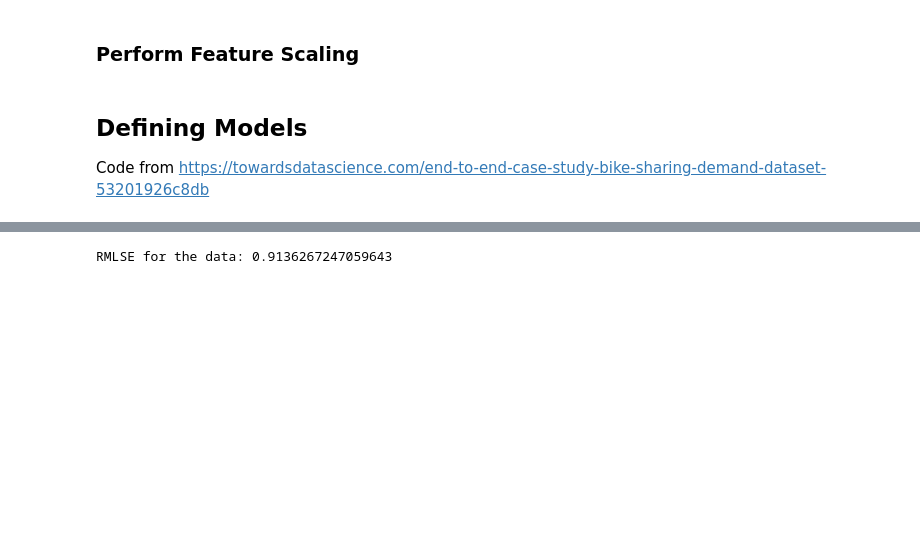
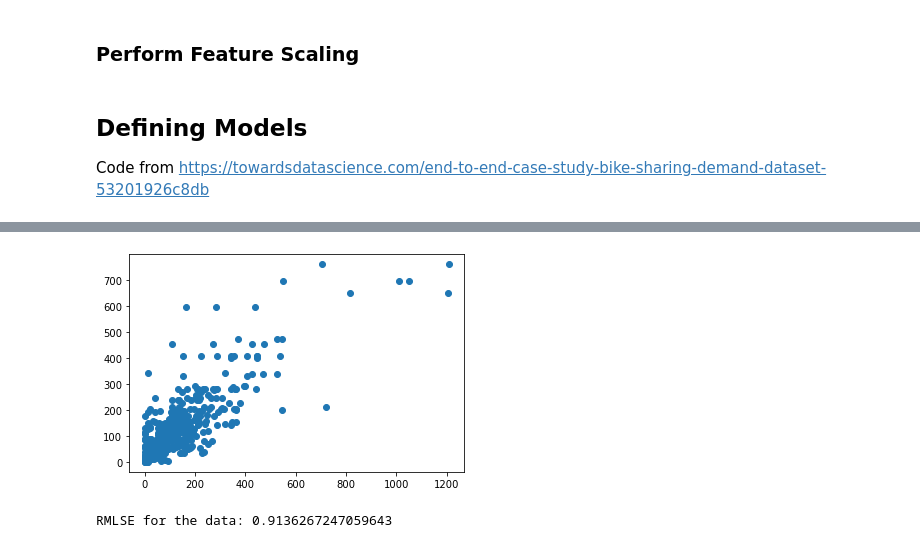
Before and after one commit to katelyn98/HealthyRide-Mapping, a Jupyter notebook: Models/RandomForestModel.ipynb, the cells around one changed output, grey strips where cells are left out. Saved outputs shown, nothing was run; the diff lists cells and outputs as text; code cells hidden in the pictures; blank space fills up the shorter version.

```diff
--- a/Models/RandomForestModel.ipynb
+++ b/Models/RandomForestModel.ipynb
@@ -94,3 +94,8 @@ RMLSE for the data: 0.9673250252958644
+# %%
+plt.scatter(y_test, y_pred)
+plt.show()
+# %% [output]
+[figure, added]
 # %%
 #Random Forest
 rf = RandomForestRegressor(random_state=0)
```
Also changed, not shown: parts of 5 cells of this notebook.
